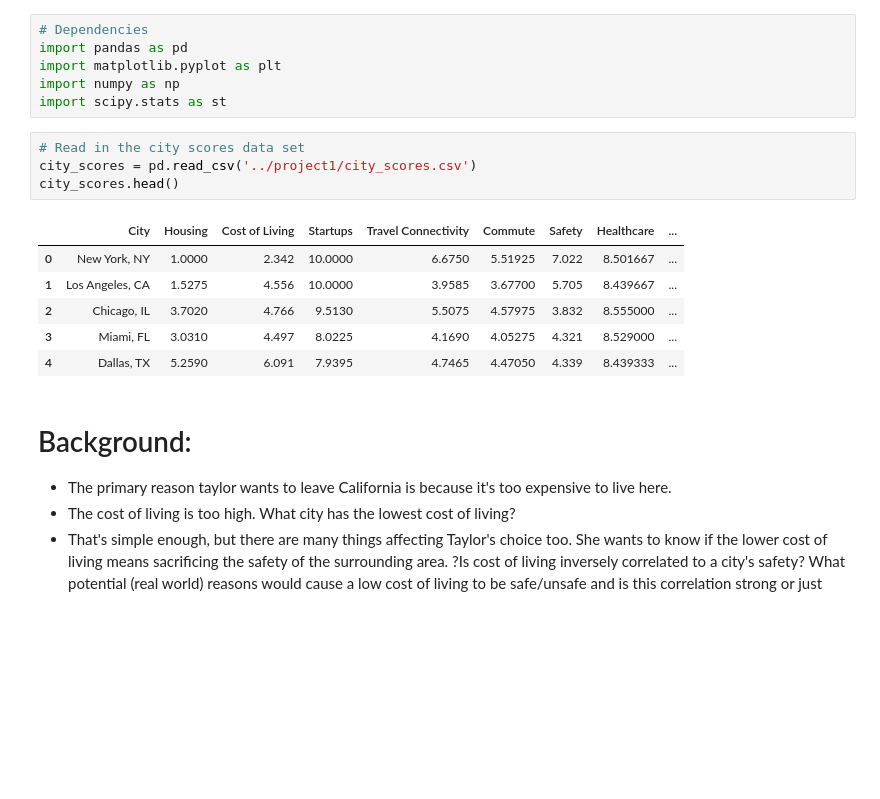
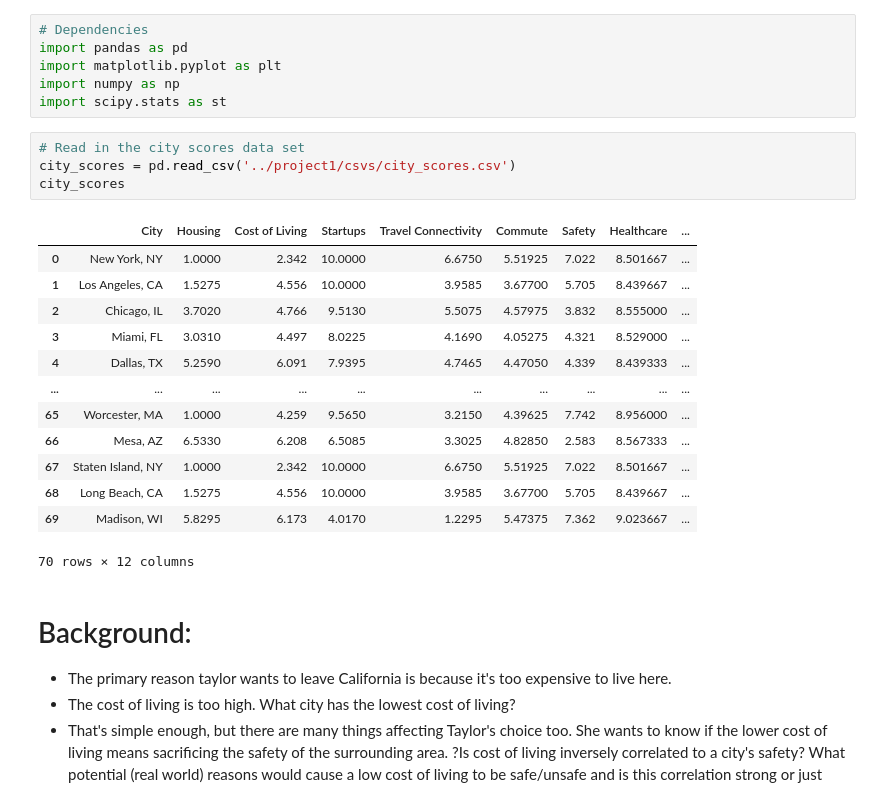
Before and after one commit to mariahart1/project1, a Jupyter notebook: charts.ipynb, the cells around one changed output. Saved outputs shown, nothing was run; the diff lists cells and outputs as text; blank space fills up the shorter version.

```diff
--- a/charts.ipynb
+++ b/charts.ipynb
@@ -6,15 +6,22 @@ import numpy as np
 import scipy.stats as st
 # %%
 # Read in the city scores data set
-city_scores = pd.read_csv('../project1/city_scores.csv')
-city_scores.head()
+city_scores = pd.read_csv('../project1/csvs/city_scores.csv')
+city_scores
 # %% [output]
 |  | City | Housing | Cost of Living | Startups | Travel Connectivity | Commute | Safety | Healthcare | ... |
 | 0 | New York, NY | 1.0000 | 2.342 | 10.0000 | 6.6750 | 5.51925 | 7.022 | 8.501667 | ... |
 | 1 | Los Angeles, CA | 1.5275 | 4.556 | 10.0000 | 3.9585 | 3.67700 | 5.705 | 8.439667 | ... |
 | 2 | Chicago, IL | 3.7020 | 4.766 | 9.5130 | 5.5075 | 4.57975 | 3.832 | 8.555000 | ... |
 | 3 | Miami, FL | 3.0310 | 4.497 | 8.0225 | 4.1690 | 4.05275 | 4.321 | 8.529000 | ... |
 | 4 | Dallas, TX | 5.2590 | 6.091 | 7.9395 | 4.7465 | 4.47050 | 4.339 | 8.439333 | ... |
+| ... | ... | ... | ... | ... | ... | ... | ... | ... | ... |
+| 65 | Worcester, MA | 1.0000 | 4.259 | 9.5650 | 3.2150 | 4.39625 | 7.742 | 8.956000 | ... |
+| 66 | Mesa, AZ | 6.5330 | 6.208 | 6.5085 | 3.3025 | 4.82850 | 2.583 | 8.567333 | ... |
+| 67 | Staten Island, NY | 1.0000 | 2.342 | 10.0000 | 6.6750 | 5.51925 | 7.022 | 8.501667 | ... |
+| 68 | Long Beach, CA | 1.5275 | 4.556 | 10.0000 | 3.9585 | 3.67700 | 5.705 | 8.439667 | ... |
+| 69 | Madison, WI | 5.8295 | 6.173 | 4.0170 | 1.2295 | 5.47375 | 7.362 | 9.023667 | ... |
+70 rows × 12 columns
 # %% [markdown]
 # Background:
 * The primary reason taylor wants to leave California is because it's too expensive to live here.
```
Also changed, not shown: parts of 6 cells of this notebook, 6 other files.
